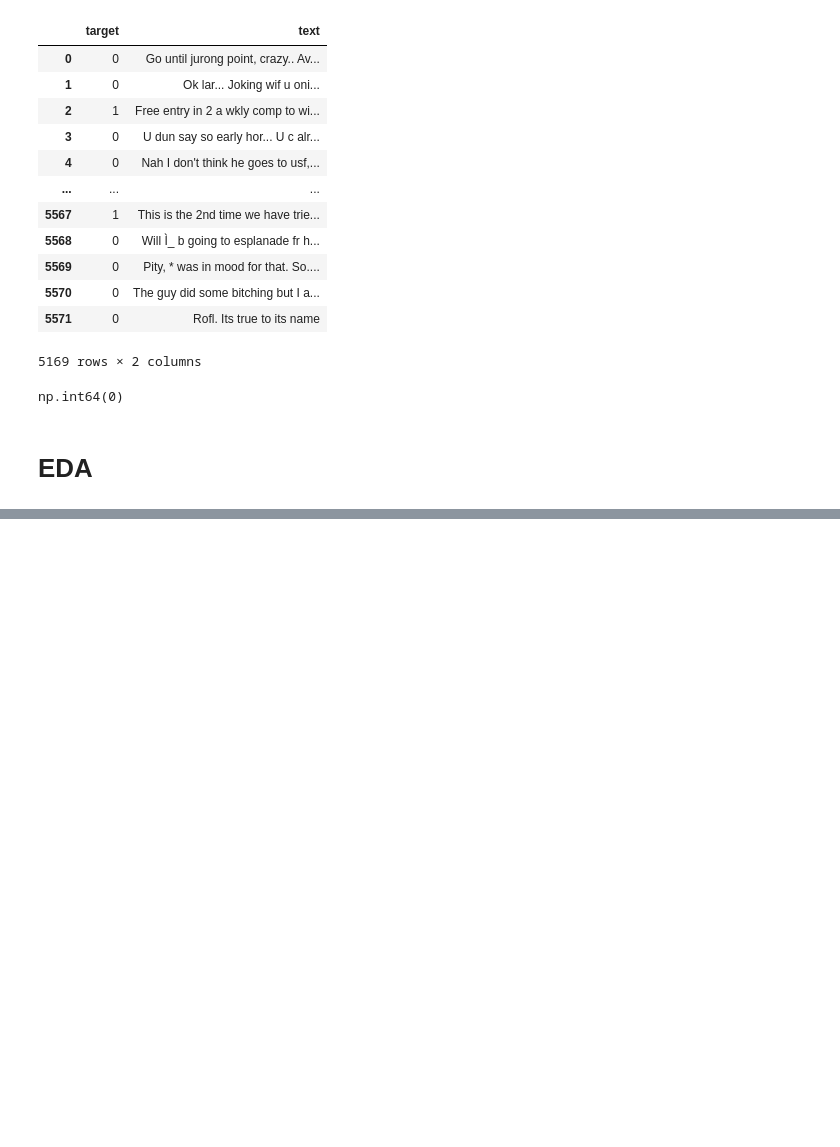
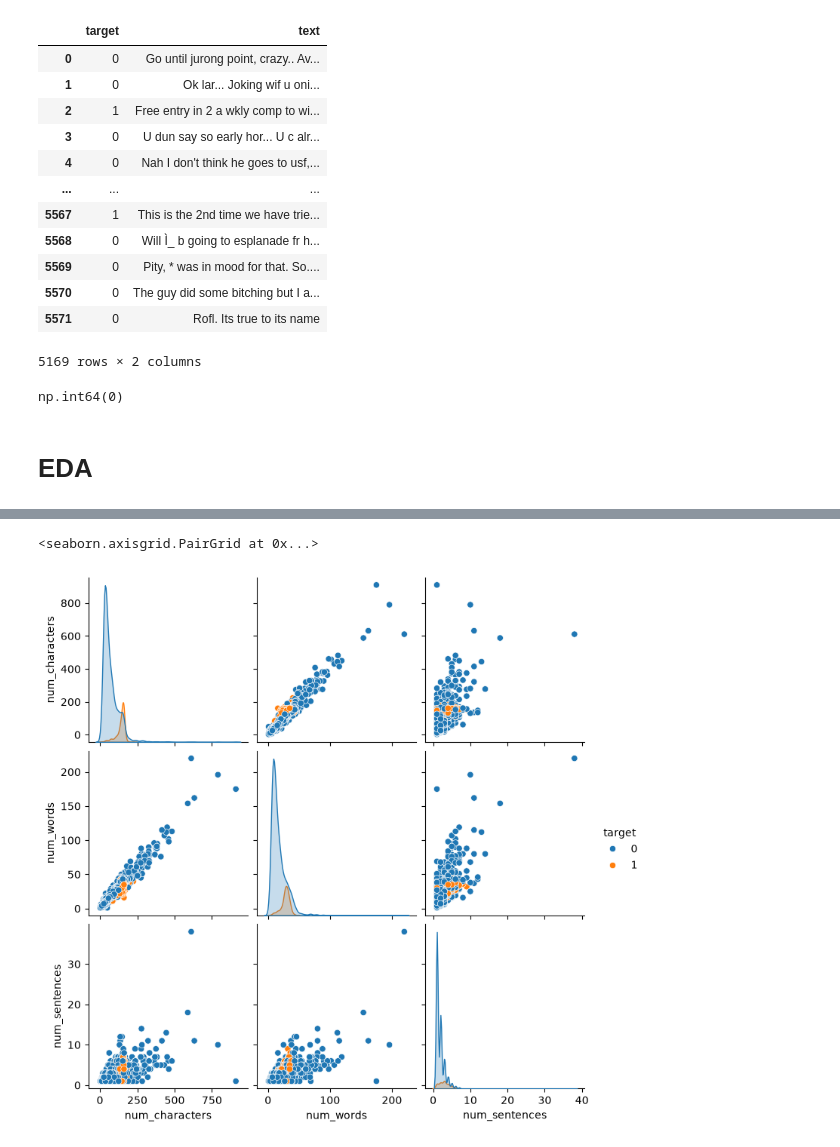
Before and after one commit to kaflebiplob/machine_learning_practice, a Jupyter notebook: notebooks/span_detection.ipynb, the cells around one changed output, grey strips where cells are left out. Cells and saved outputs as stored; diff of their text form; code cells hidden in the pictures; blank space fills up the shorter version.

```diff
--- a/notebooks/span_detection.ipynb
+++ b/notebooks/span_detection.ipynb
@@ -117,0 +211,5 @@ np.int64(0)
+# %%
+sns.pairplot(df,hue='target')
+# %% [output]
+<seaborn.axisgrid.PairGrid at 0x...>
+[figure, added]
```
Also changed, not shown: parts of 18 cells of this notebook.
